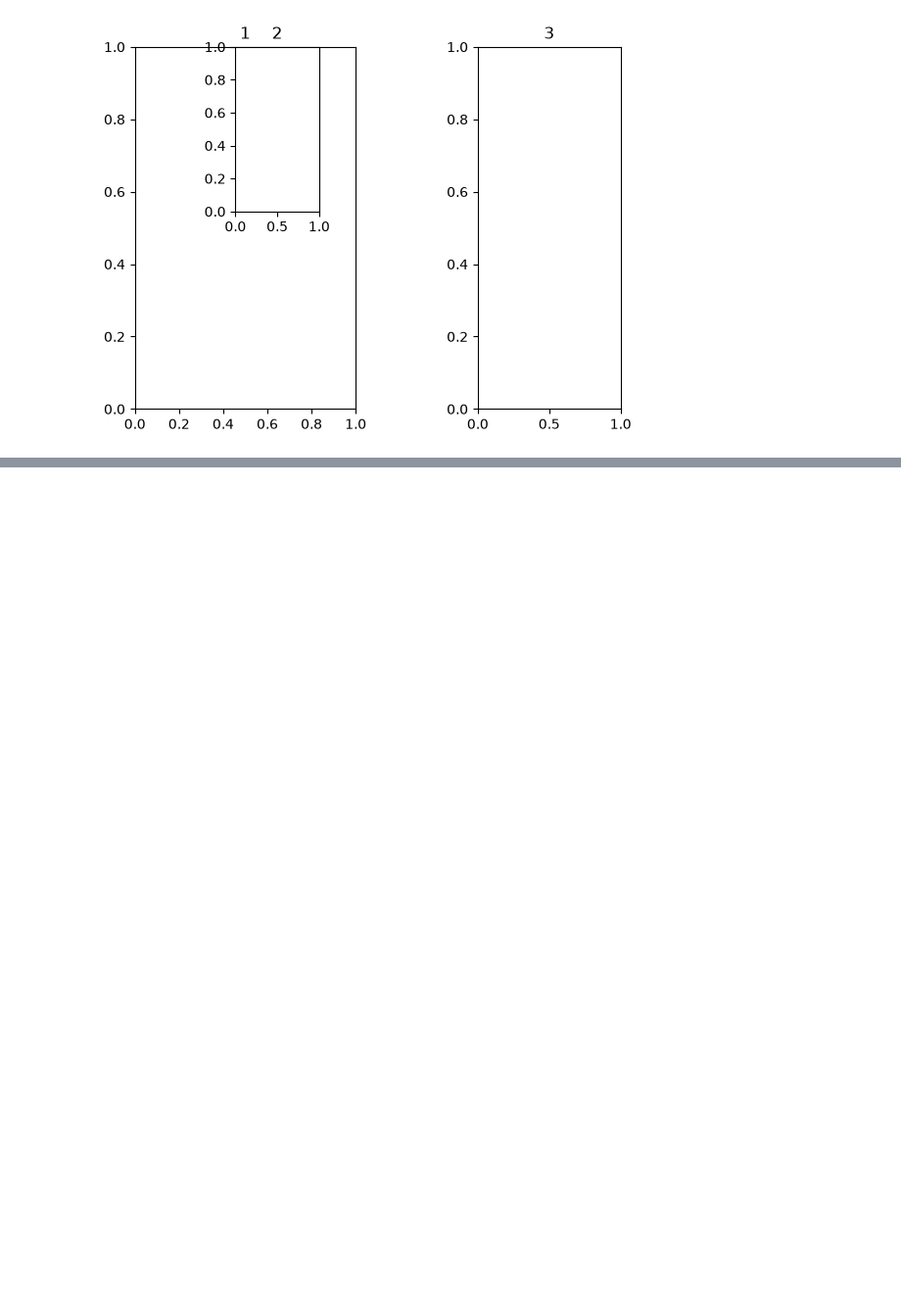
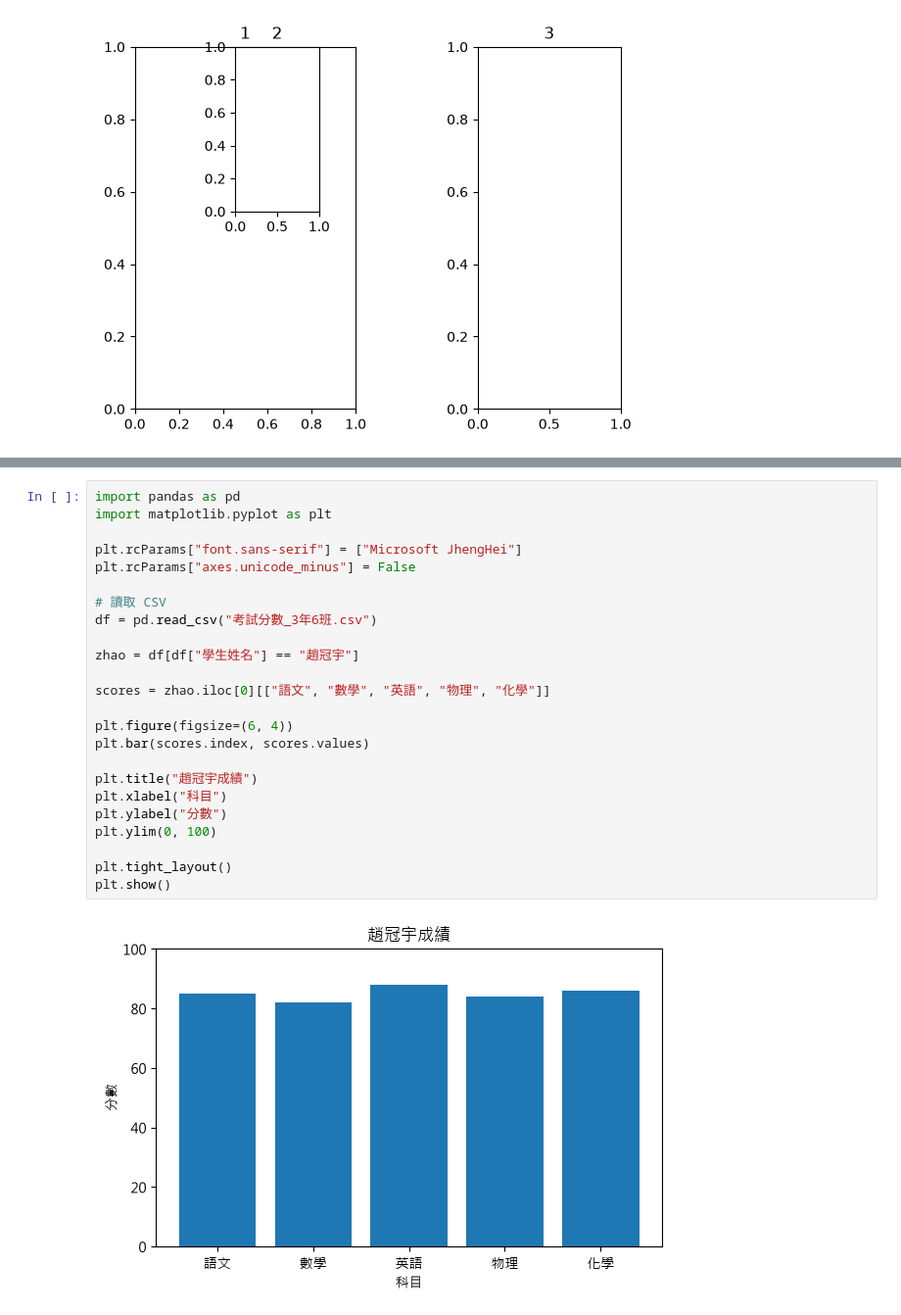
Before and after one commit to snaizhang-sys/_python, a Jupyter notebook: 0613/lesson3.ipynb, the cells around one changed output, grey strips where cells are left out. Shown at 98% size. Saved outputs shown, nothing was run; the diff lists cells and outputs as text; blank space fills up the shorter version.

```diff
--- a/0613/lesson3.ipynb
+++ b/0613/lesson3.ipynb
@@ -84,0 +178,26 @@ plt.show()
+# %%
+import pandas as pd
+import matplotlib.pyplot as plt
+
+plt.rcParams["font.sans-serif"] = ["Microsoft JhengHei"]
+plt.rcParams["axes.unicode_minus"] = False
+
+# 讀取 CSV
+df = pd.read_csv("考試分數_3年6班.csv")
+
+zhao = df[df["學生姓名"] == "趙冠宇"]
+
+scores = zhao.iloc[0][["語文", "數學", "英語", "物理", "化學"]]
+
+plt.figure(figsize=(6, 4))
+plt.bar(scores.index, scores.values)
+
+plt.title("趙冠宇成績")
+plt.xlabel("科目")
+plt.ylabel("分數")
+plt.ylim(0, 100)
+
+plt.tight_layout()
+plt.show()
+# %% [output]
+[figure, added]
```
Also changed, not shown: parts of 4 cells of this notebook, 3 other files.
